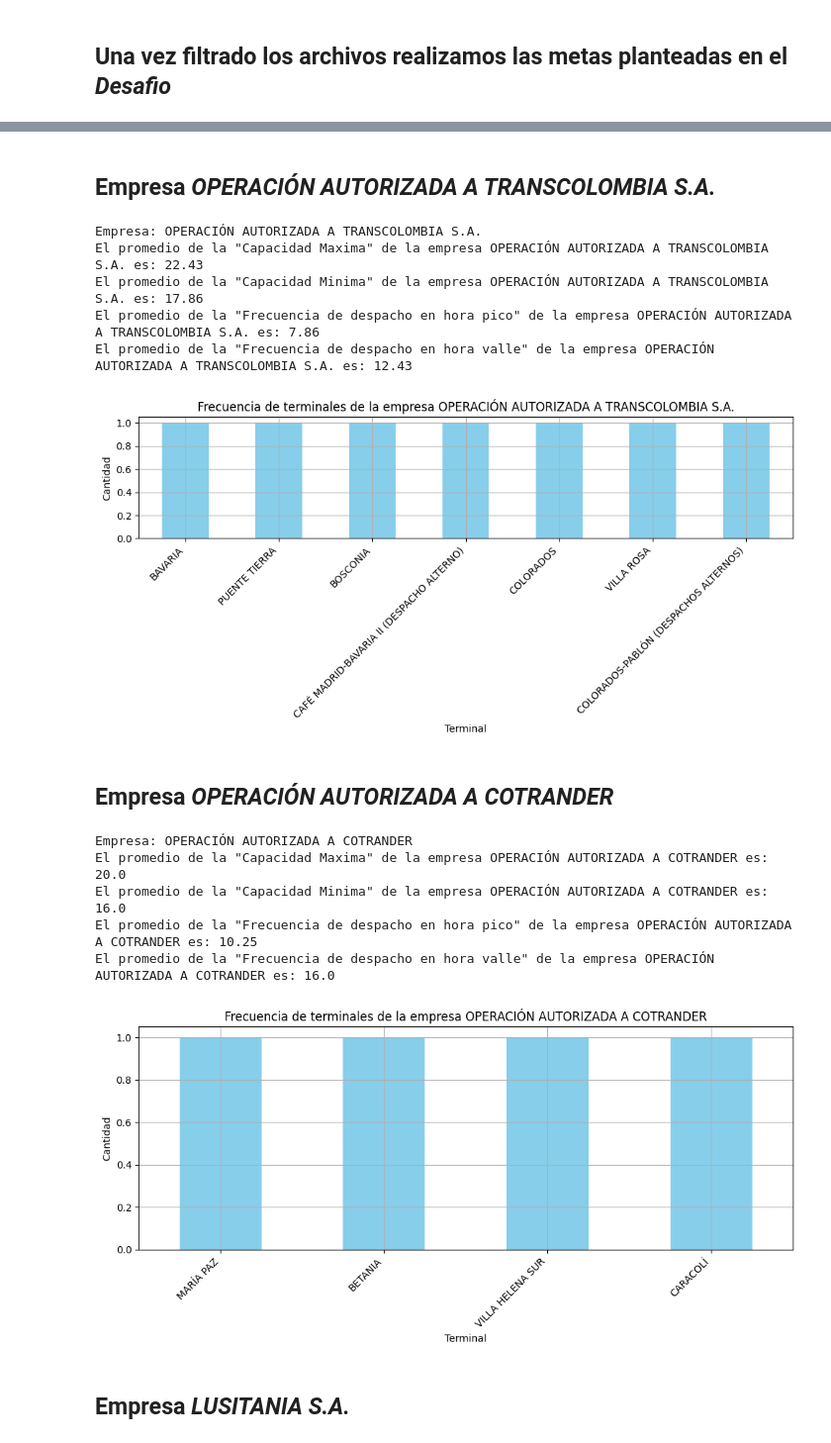
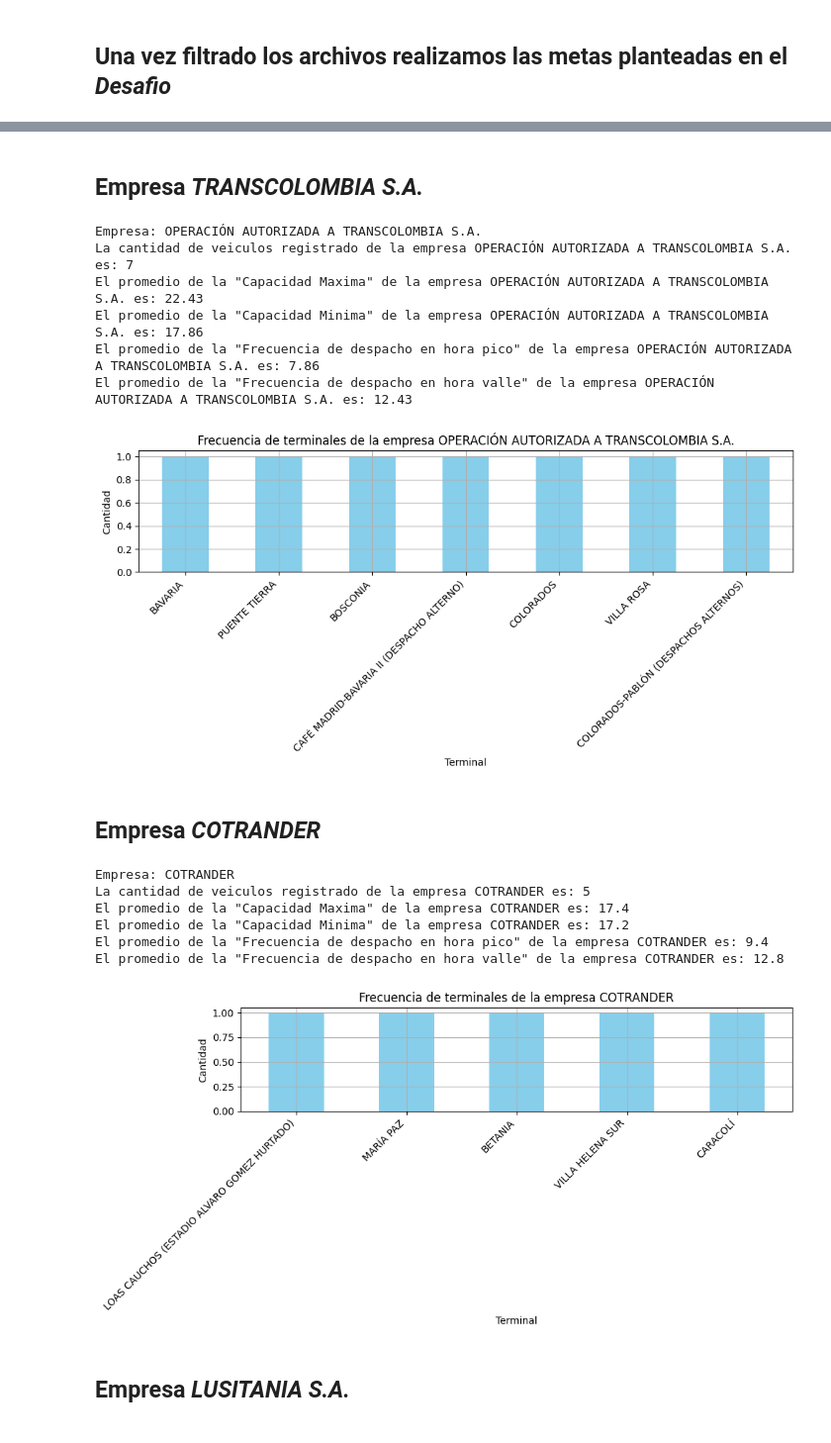
Before and after one commit to Zuan-Caleb-CE/Desafio_Estructura_de_Datos, a Jupyter notebook: Desafio_Est.ipynb, the cells around one changed output, grey strips where cells are left out. Shown at 99% size. Saved outputs shown, nothing was run; the diff lists cells and outputs as text; code cells hidden in the pictures.

```diff
--- a/Desafio_Est.ipynb
+++ b/Desafio_Est.ipynb
@@ -17,7 +17,7 @@ df_filtrado = df.fillna({"empresa":"BUSETAS AUTONOMA"
                         'hora_primer_despacho': "05:00:00 a.m.",
                         'hora_ultimo_despacho': "08:30:00 p.m",})
 
-df_filtrado = df_filtrado.dropna()
+
 
 print(df_filtrado.describe())
 
@@ -60,3 +60,20 @@ Guardado Excel_RUTAS_TRANSPORTE_URBANO.xlsx
 # %%
-print("Promedio de la capacidad minima: ")
-print("Promedio de la capacidad maxima: ")
+cant_total = len(df_filtrado)
+prom_gen_max = df_filtrado["capacidad_maxima"].mean()
+prom_gen_min = df_filtrado["capacidad_minima"].mean()
+prom_frec_pico = df_filtrado["frecuencia_de_despacho_hora_pico"].mean()
+prom_frec_valle = df_filtrado["frecuencia_despacho_hora_valle"].mean()
+
+df_filtrado["long_km"] = pd.to_numeric(df_filtrado["long_km"], errors="coerce") # convierte los numeros que estan guardados como string a numeros operables
+prom_km = df_filtrado["long_km"].mean()
+
+mindf = {
+    "Cantidad de veiculos registrados" : cant_total,
+    "Promedio Capacidad Maxima" : round(prom_gen_max,2),
+    "Promedio Capacidad Minima" : round(prom_gen_min,2),
+    "Promedio Frecuencia de despacho en hora pico" : round(prom_frec_pico,2),
+    "Promedio Frecuencia de despacho en hora valle" : round(prom_frec_valle,2),
+    "Promedio de Kilometros" : round(prom_km, 2)
+}
+minidata = pd.DataFrame([mindf])
+minidata
@@ -136,16 +123,18 @@ El promedio de la "Frecuencia de despacho en hora valle" de la empresa COTRANDER
 # %% [markdown]
-## Empresa _OPERACIÓN AUTORIZADA A TRANSCOLOMBIA S.A._
+## Empresa _TRANSCOLOMBIA S.A._
 # %%
 df_empr3 = df_filtrado[df_filtrado["empresa"] == "OPERACIÓN AUTORIZADA A TRANSCOLOMBIA S.A."]
 
 nombre_emp = df_empr3["empresa"].iloc[0]
 print("Empresa:", nombre_emp)
 
+cant = len(df_empr3)
 cap_max = df_empr3["capacidad_maxima"].mean()
 cap_min = df_empr3["capacidad_minima"].mean()
 frec_pico = df_empr3["frecuencia_de_despacho_hora_pico"].mean()
 frec_valle = df_empr3["frecuencia_despacho_hora_valle"].mean()
 
+print(f"La cantidad de veiculos registrado de la empresa {nombre_emp} es: {cant}")
 print(f"El promedio de la \"Capacidad Maxima\" de la empresa {nombre_emp} es: {round(cap_max, 2)}")
 print(f"El promedio de la \"Capacidad Minima\" de la empresa {nombre_emp} es: {round(cap_min, 2)}")
 print(f"El promedio de la \"Frecuencia de despacho en hora pico\" de la empresa {nombre_emp} es: {round(frec_pico, 2)}")
@@ -164,47 +153,51 @@ plt.grid()
 plt.show()
 # %% [output]
 Empresa: OPERACIÓN AUTORIZADA A TRANSCOLOMBIA S.A.
+La cantidad de veiculos registrado de la empresa OPERACIÓN AUTORIZADA A TRANSCOLOMBIA S.A. es: 7
 El promedio de la "Capacidad Maxima" de la empresa OPERACIÓN AUTORIZADA A TRANSCOLOMBIA S.A. es: 22.43
 El promedio de la "Capacidad Minima" de la empresa OPERACIÓN AUTORIZADA A TRANSCOLOMBIA S.A. es: 17.86
 El promedio de la "Frecuencia de despacho en hora pico" de la empresa OPERACIÓN AUTORIZADA A TRANSCOLOMBIA S.A. es: 7.86
 El promedio de la "Frecuencia de despacho en hora valle" de la empresa OPERACIÓN AUTORIZADA A TRANSCOLOMBIA S.A. es: 12.43
 [figure]
 # %% [markdown]
-## Empresa _OPERACIÓN AUTORIZADA A COTRANDER_
+## Empresa _COTRANDER_
 # %%
-df_empr4 = df_filtrado[df_filtrado["empresa"] == "OPERACIÓN AUTORIZADA A COTRANDER"]
+df_empr4 = df_filtrado[(df_filtrado["empresa"] == "OPERACIÓN AUTORIZADA A COTRANDER") | (df_filtrado["empresa"] == "COTRANDER")]
 
 nombre_emp = df_empr4["empresa"].iloc[0]
 print("Empresa:", nombre_emp)
 
+cant = len(df_empr4)
 cap_max = df_empr4["capacidad_maxima"].mean()
 cap_min = df_empr4["capacidad_minima"].mean()
 frec_pico = df_empr4["frecuencia_de_despacho_hora_pico"].mean()
 frec_valle = df_empr4["frecuencia_despacho_hora_valle"].mean()
 
+print(f"La cantidad de veiculos registrado de la empresa {nombre_emp} es: {cant}")
 print(f"El promedio de la \"Capacidad Maxima\" de la empresa {nombre_emp} es: {round(cap_max, 2)}")
 print(f"El promedio de la \"Capacidad Minima\" de la empresa {nombre_emp} es: {round(cap_min, 2)}")
 print(f"El promedio de la \"Frecuencia de despacho en hora pico\" de la empresa {nombre_emp} es: {round(frec_pico, 2)}")
 print(f"El promedio de la \"Frecuencia de despacho en hora valle\" de la empresa {nombre_emp} es: {round(frec_valle, 2)}")
 
 conteo_term = df_empr4["terminal"].value_counts()
 
 conteo_term.plot(kind="bar", figsize=(10,5), color="skyblue")
 
 plt.title(f"Frecuencia de terminales de la empresa {nombre_emp}")
 plt.xlabel("Terminal")
 plt.ylabel("Cantidad")
 plt.xticks(rotation=45, ha="right")
 plt.tight_layout()
 plt.grid()
 plt.show()
 # %% [output]
-Empresa: OPERACIÓN AUTORIZADA A COTRANDER
-El promedio de la "Capacidad Maxima" de la empresa OPERACIÓN AUTORIZADA A COTRANDER es: 20.0
-El promedio de la "Capacidad Minima" de la empresa OPERACIÓN AUTORIZADA A COTRANDER es: 16.0
-El promedio de la "Frecuencia de despacho en hora pico" de la empresa OPERACIÓN AUTORIZADA A COTRANDER es: 10.25
-El promedio de la "Frecuencia de despacho en hora valle" de la empresa OPERACIÓN AUTORIZADA A COTRANDER es: 16.0
+Empresa: COTRANDER
+La cantidad de veiculos registrado de la empresa COTRANDER es: 5
+El promedio de la "Capacidad Maxima" de la empresa COTRANDER es: 17.4
+El promedio de la "Capacidad Minima" de la empresa COTRANDER es: 17.2
+El promedio de la "Frecuencia de despacho en hora pico" de la empresa COTRANDER es: 9.4
+El promedio de la "Frecuencia de despacho en hora valle" de la empresa COTRANDER es: 12.8
-[figure, old version]
+[figure, new version]
 # %% [markdown]
 ## Empresa _LUSITANIA S.A._
 # %%
```
Also changed, not shown: parts of 13 cells of this notebook.
